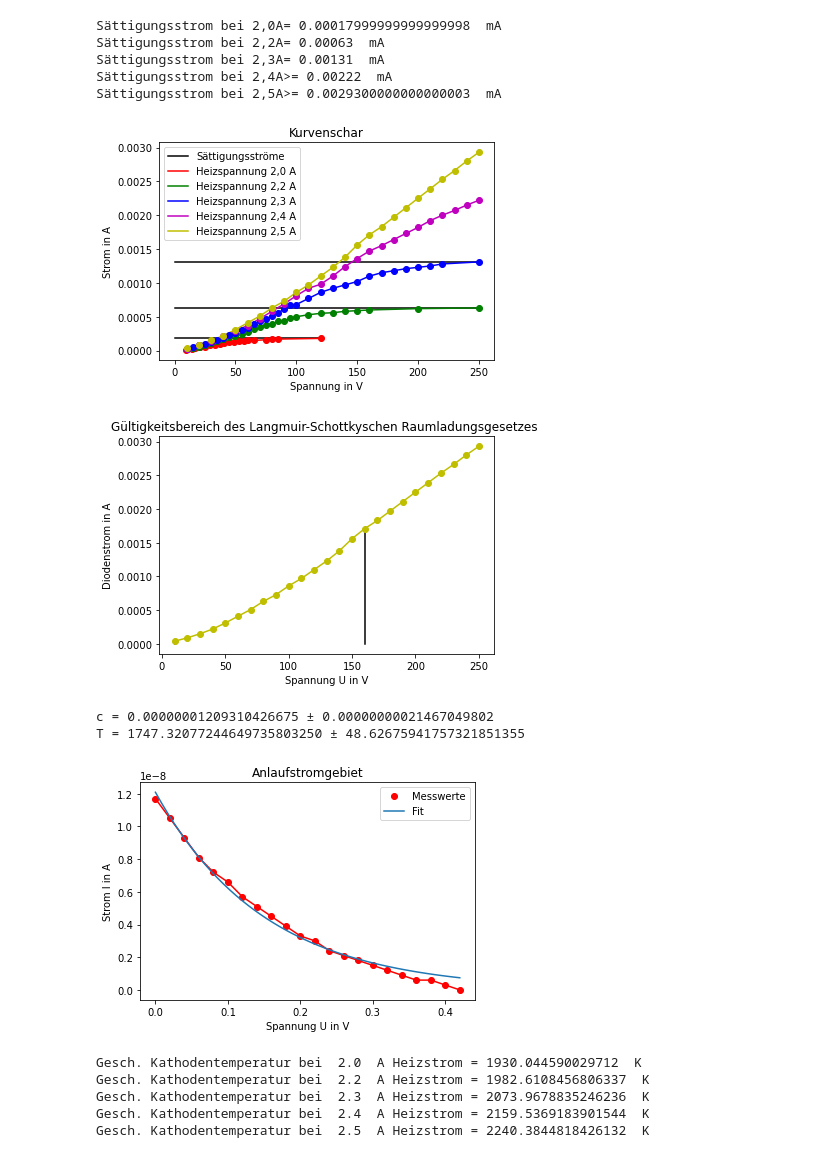
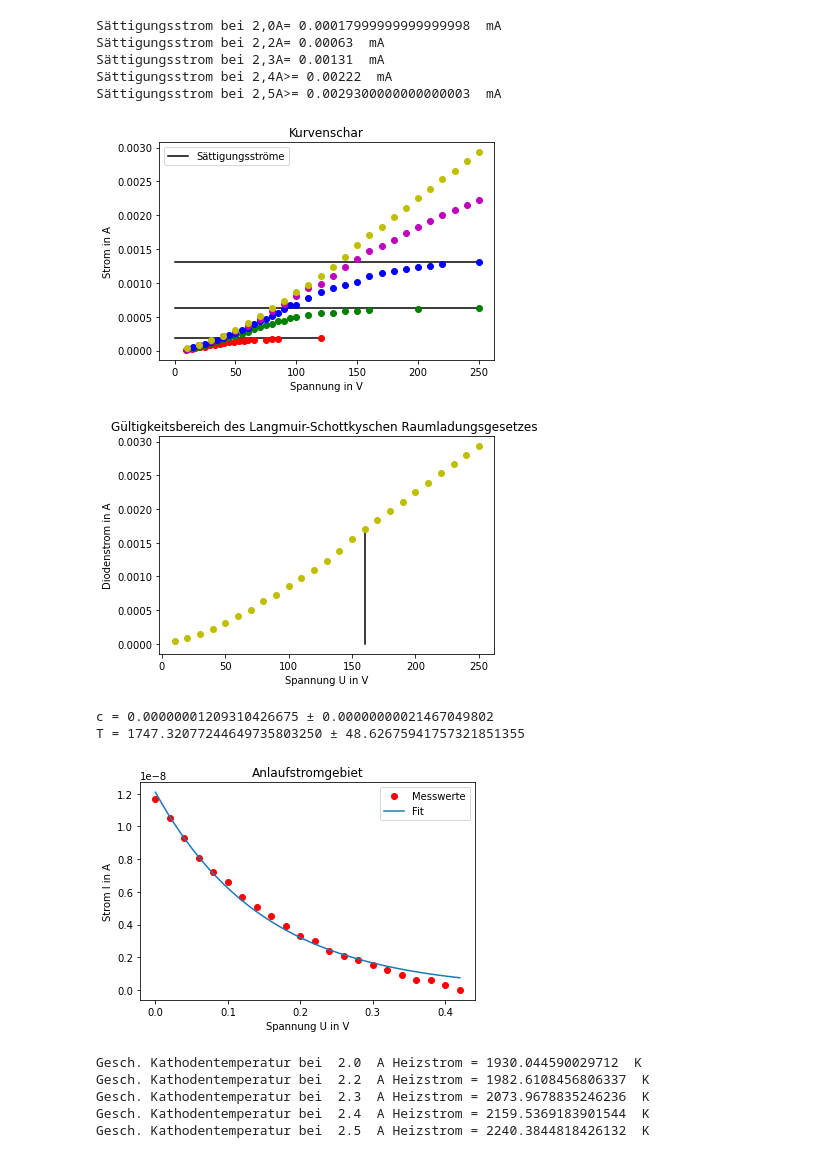
Before and after one commit to JackDO1998/Praktikum, a Jupyter notebook: ThermischeElektronenemmission/rechnungen.ipynb, the cells around one changed output. Cells and saved outputs as stored; diff of their text form; code cells hidden in the pictures.

```diff
--- a/ThermischeElektronenemmission/rechnungen.ipynb
+++ b/ThermischeElektronenemmission/rechnungen.ipynb
@@ -34,39 +34,39 @@ IS5=A5[len(A5)-1]
 IS=[IS1,IS2,IS3,IS4,IS5]
 print('Sättigungsstrom bei 2,0A=',IS1,' mA')
 print('Sättigungsstrom bei 2,2A=',IS2,' mA')
 print('Sättigungsstrom bei 2,3A=',IS3,' mA')
 print('Sättigungsstrom bei 2,4A>=',IS4,' mA')
 print('Sättigungsstrom bei 2,5A>=',IS5,' mA')
 
 x=np.linspace(1e-20,250)
 y=np.linspace(1e-20,120)
 
 # Plot
 plt.plot(y,IS1*(y/y),'k-',label='Sättigungsströme')
 plt.plot(x,IS2*(x/x),'k-')
 plt.plot(x,IS3*(x/x),'k-')
-plt.plot(U1,A1,'r-',label='Heizspannung 2,0 A')
-plt.plot(U2,A2,'g-',label='Heizspannung 2,2 A')
-plt.plot(U3,A3,'b-',label='Heizspannung 2,3 A')
-plt.plot(U4,A4,'m-',label='Heizspannung 2,4 A')
-plt.plot(U5,A5,'y-',label='Heizspannung 2,5 A')
+#plt.plot(U1,A1,'r-',label='Heizspannung 2,0 A')
+#plt.plot(U2,A2,'g-',label='Heizspannung 2,2 A')
+#plt.plot(U3,A3,'b-',label='Heizspannung 2,3 A')
+#plt.plot(U4,A4,'m-',label='Heizspannung 2,4 A')
+#plt.plot(U5,A5,'y-',label='Heizspannung 2,5 A')
 plt.plot(U1,A1,'ro')
 plt.plot(U2,A2,'go')
 plt.plot(U3,A3,'bo')
 plt.plot(U4,A4,'mo')
 plt.plot(U5,A5,'yo')
 plt.title('Kurvenschar')
 plt.xlabel('Spannung in V')
 plt.ylabel('Strom in A')
 plt.legend(loc='best')
 plt.savefig('schar.pdf')
 # %% [output]
 Sättigungsstrom bei 2,0A= 0.00017999999999999998  mA
 Sättigungsstrom bei 2,2A= 0.00063  mA
 Sättigungsstrom bei 2,3A= 0.00131  mA
 Sättigungsstrom bei 2,4A>= 0.00222  mA
 Sättigungsstrom bei 2,5A>= 0.0029300000000000003  mA
-[figure, old version]
+[figure, new version]
 # %%
 LSu=0
 LSo=15
@@ -75,14 +75,14 @@ z2=np.linspace(1e-20,A5[LSu])
 
 plt.plot(U5[LSo]*(z1/z1),z1,'k-')
 plt.plot(U5[LSu]*(z2/z2),z2,'k-')
-plt.plot(U5,A5,'y-')
+#plt.plot(U5,A5,'y-')
 plt.plot(U5,A5,'yo')
 plt.title('Gültigkeitsbereich des Langmuir-Schottkyschen Raumladungsgesetzes ')
 plt.xlabel('Spannung U in V')
 plt.ylabel('Diodenstrom in A')
 plt.savefig('raumladungsgesetz.pdf')
 # %% [output]
-[figure, old version]
+[figure, new version]
 # %%
 # Untersucheungen im Alaufstromgebiet
 
@@ -107,7 +107,7 @@ for name, value, uncertainty in zip('cT', params, uncertainties):
     print(f'{name} = {value:8.20f} ± {uncertainty:.20f}')
 
 plt.plot(UG,AG,'ro',label='Messwerte')
-plt.plot(UG,AG,'r-')
+#plt.plot(UG,AG,'r-')
 plt.plot(a, temperatur(a, *params),label='Fit')
 plt.title('Anlaufstromgebiet')
 #plt.yscale("log")
@@ -118,7 +118,7 @@ plt.savefig('anlaufstrom.pdf')
 # %% [output]
 c = 0.00000001209310426675 ± 0.00000000021467049802
 T = 1747.32077244649735803250 ± 48.62675941757321851355
-[figure, old version]
+[figure, new version]
 # %%
 # Abschätzung der Kathodentemperatur
 f=0.32/10000
```
Also changed, not shown: 37 other files.
